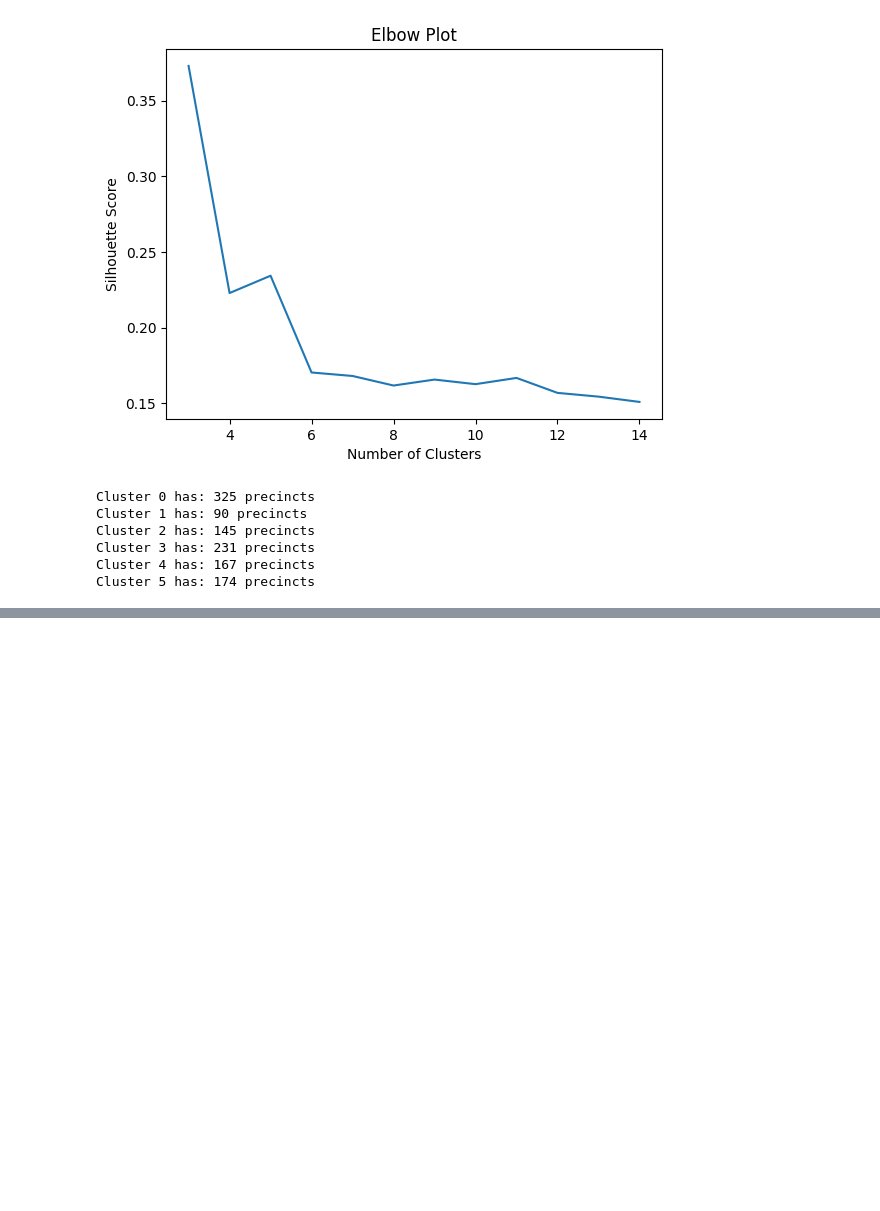
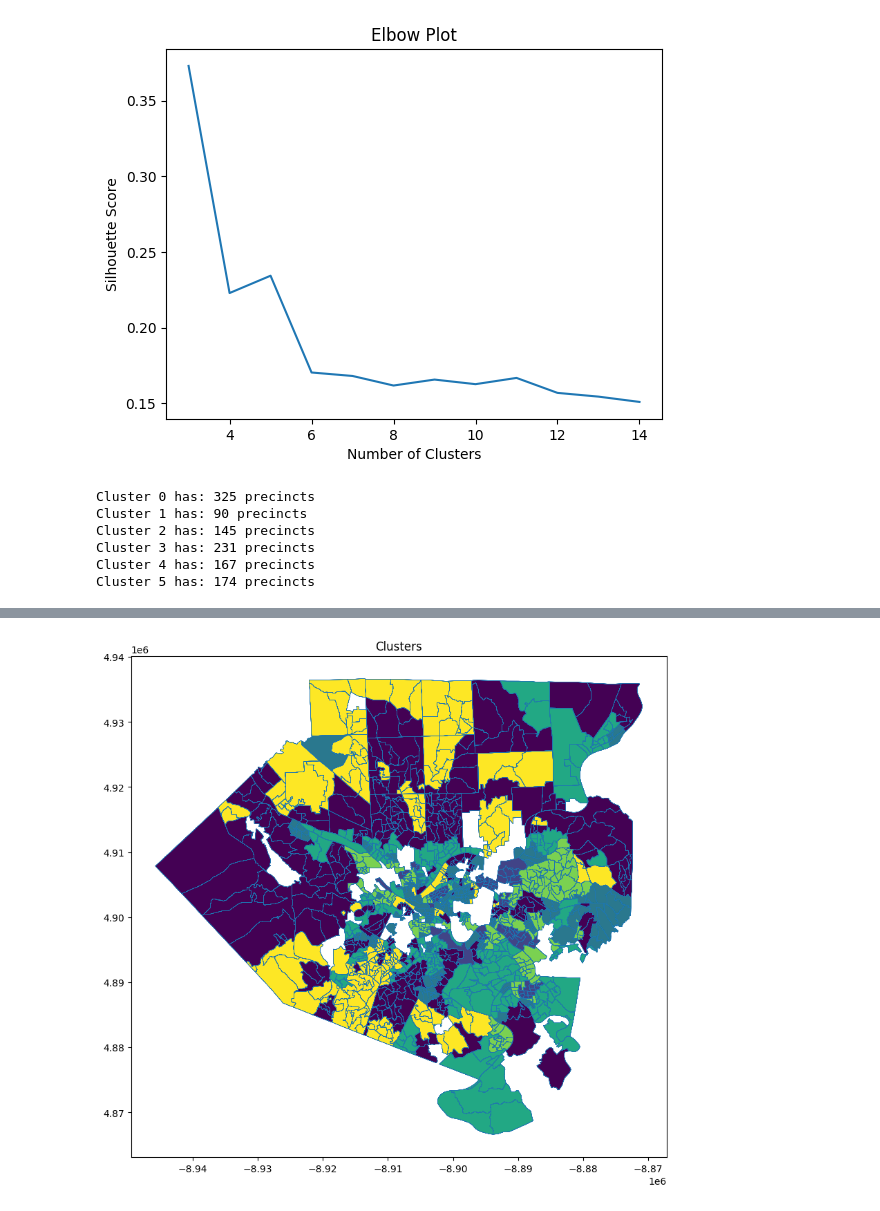
Before and after one commit to rajaxar/da_project, a Jupyter notebook: prepare_data_for_opti.ipynb, the cells around one changed output, grey strips where cells are left out. Saved outputs shown, nothing was run; the diff lists cells and outputs as text; code cells hidden in the pictures; blank space fills up the shorter version.

Commit message:
Clusters

```diff
--- a/prepare_data_for_opti.ipynb
+++ b/prepare_data_for_opti.ipynb
@@ -134,0 +124,13 @@ print('Cluster 0')
+# %%
+precinct_data = gpd.read_file('relevant_precincts.geojson').to_crs('EPSG:3395')
+# %%
+precinct_data = precinct_data.merge(data, left_on='district', right_on='district')
+# %%
+import seaborn as sns
+fig, ax = plt.subplots(1, 1, figsize=(10, 10))
+precinct_data.plot(column='cluster', ax=ax, legend=False)
+precinct_data.boundary.plot(ax=ax, linewidth=0.2)
+plt.title('Clusters')
+plt.show()
+# %% [output]
+[figure, added]
```
Also changed, not shown: parts of 5 cells of this notebook, 1 other file.
